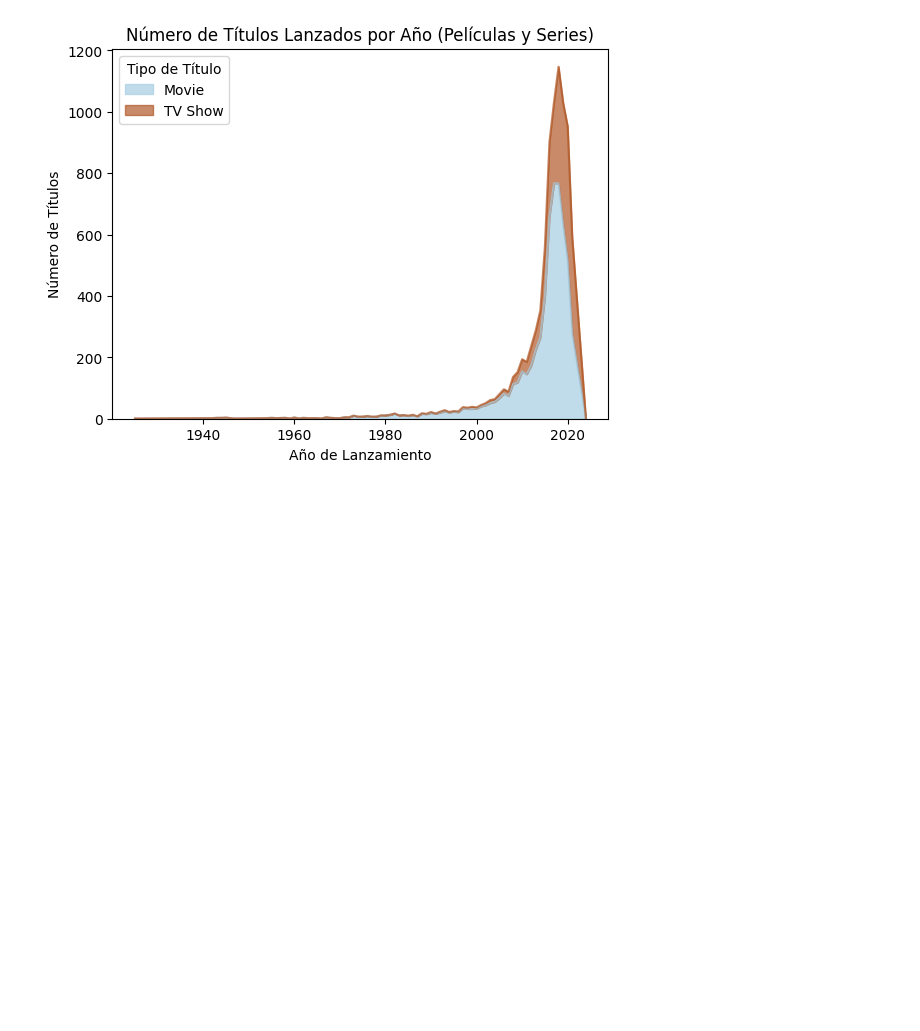
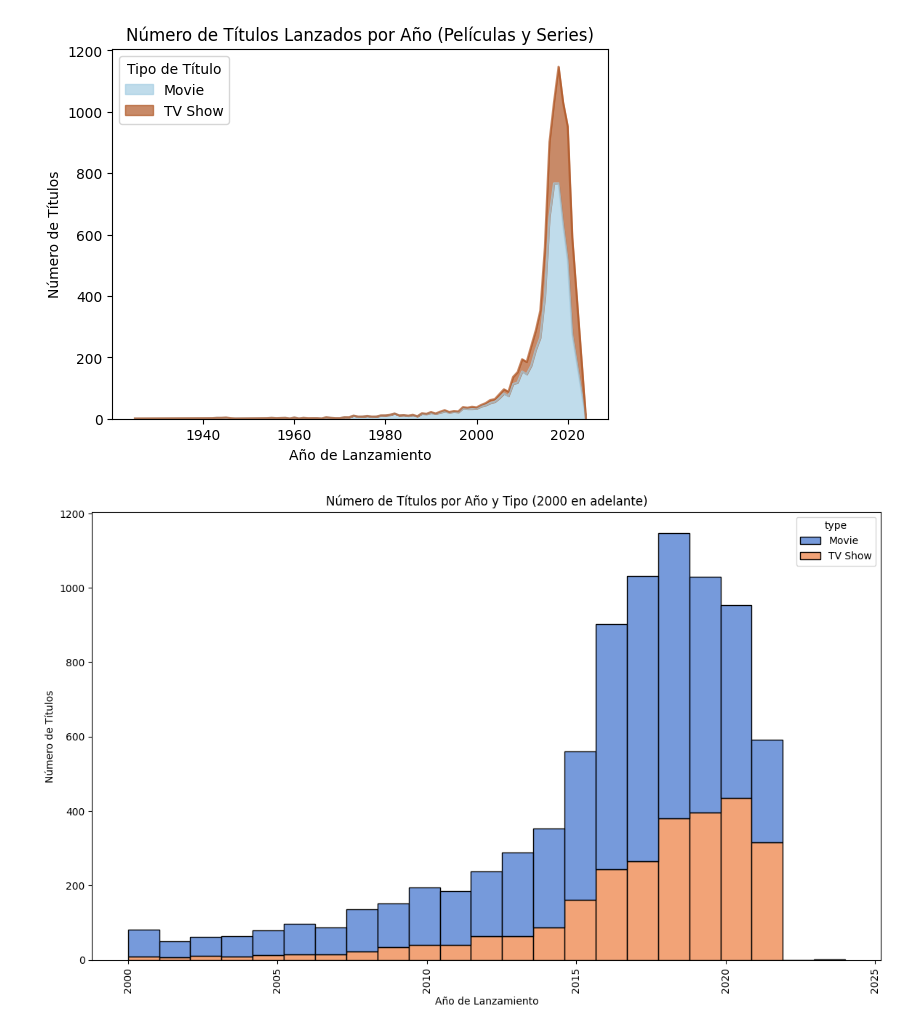
Before and after one commit to leandroabritez/Netflix-Movies-and-TV-Shows, a Jupyter notebook: 3.Análisis.ipynb, the cells around one changed output. Drawn from its saved outputs; the diff is of its cells as text; code cells hidden in the pictures; blank space fills up the shorter version.

```diff
--- a/3.Análisis.ipynb
+++ b/3.Análisis.ipynb
@@ -208,3 +208,26 @@ plt.show()
 # %% [output]
 <Figure size 1400x600 with 0 Axes>
 [figure]
+# %%
+# Filtrar datos del año 2000 en adelante
+df_filtered = df[df['release_year'] >= 2000]
+# %%
+# Crear el gráfico de barra acumulado
+plt.figure(figsize=(14, 8))
+
+sns.histplot(
+    data=df_filtered,
+    x='release_year',
+    hue='type',
+    multiple='stack',
+    palette='muted',
+    bins=len(df_filtered['release_year'].unique())
+)
+
+plt.title('Número de Títulos por Año y Tipo (2000 en adelante)')
+plt.xlabel('Año de Lanzamiento')
+plt.ylabel('Número de Títulos')
+plt.xticks(rotation=90)
+plt.show()
+# %% [output]
+[figure, added]
```
Also changed, not shown: parts of 2 cells of this notebook, 3 other files.
